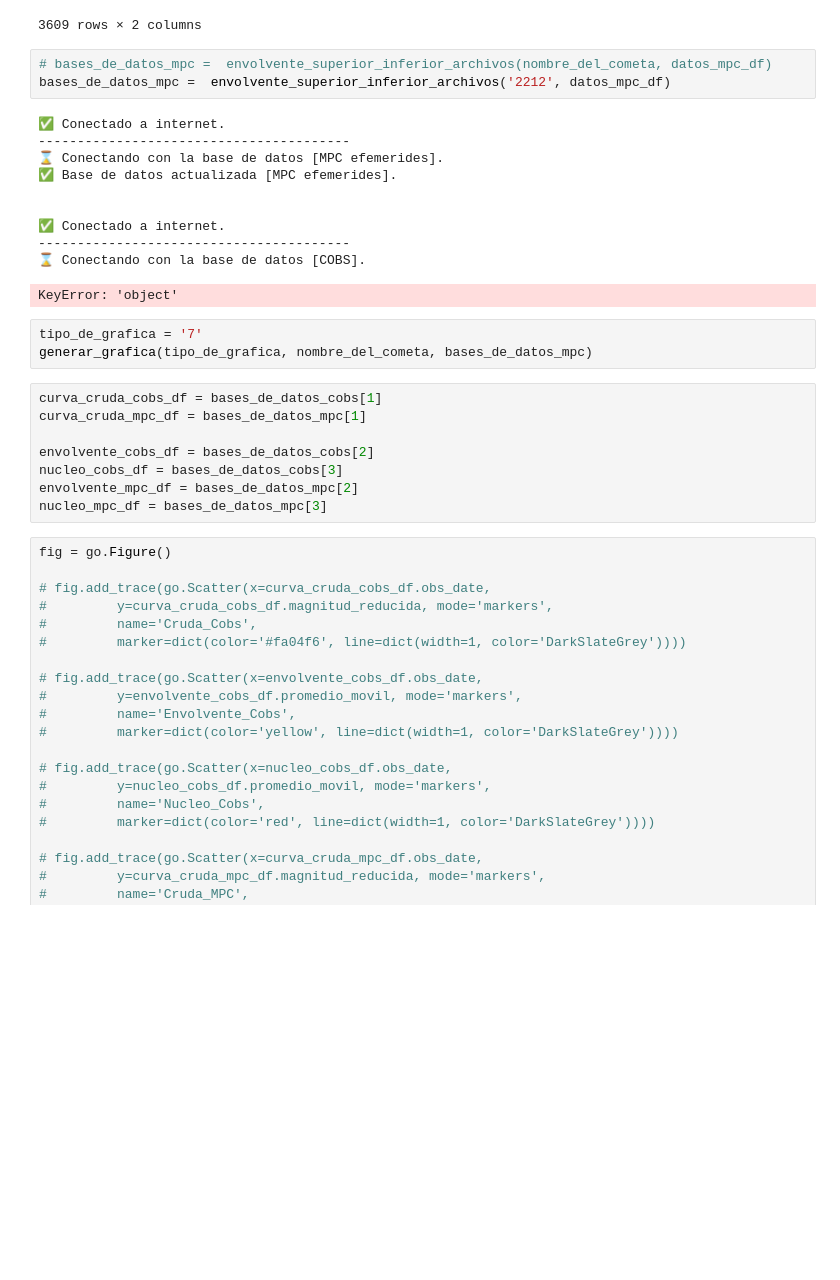
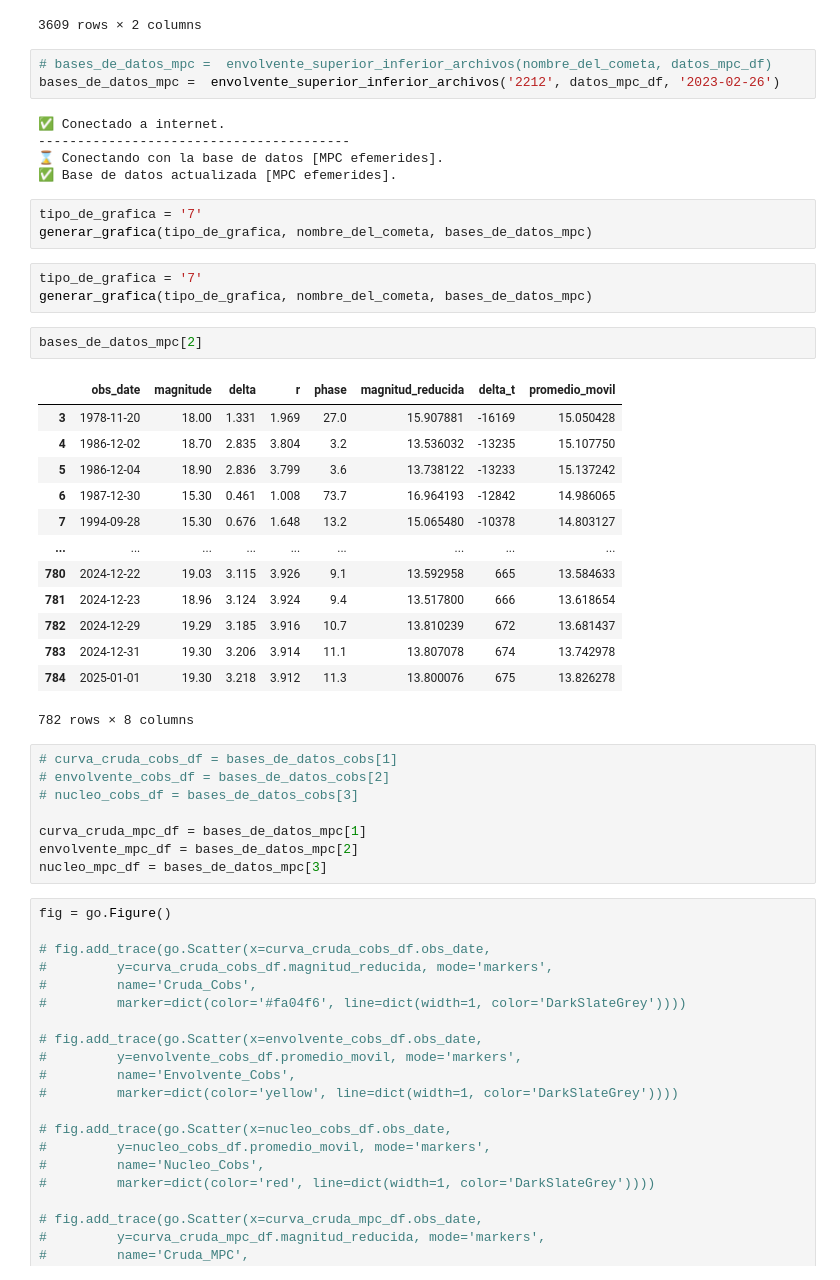
Before and after one commit to sperezp23/Analizador_de_cometas_COLAB, a Jupyter notebook: Analizador_de_cometas.ipynb, the cells around one changed output. Drawn from its saved outputs; the diff is of its cells as text; blank space fills up the shorter version.

```diff
--- a/Analizador_de_cometas.ipynb
+++ b/Analizador_de_cometas.ipynb
@@ -58,27 +54,40 @@ datos_mpc_df
 3609 rows × 2 columns
 # %%
 # bases_de_datos_mpc =  envolvente_superior_inferior_archivos(nombre_del_cometa, datos_mpc_df)
-bases_de_datos_mpc =  envolvente_superior_inferior_archivos('2212', datos_mpc_df)
+bases_de_datos_mpc =  envolvente_superior_inferior_archivos('2212', datos_mpc_df, '2023-02-26')
 # %% [output]
 ✅ Conectado a internet.
 ----------------------------------------
 ⌛ Conectando con la base de datos [MPC efemerides].
 ✅ Base de datos actualizada [MPC efemerides].
-
-
-✅ Conectado a internet.
-----------------------------------------
-⌛ Conectando con la base de datos [COBS].
-KeyError: 'object'
 # %%
 tipo_de_grafica = '7'
 generar_grafica(tipo_de_grafica, nombre_del_cometa, bases_de_datos_mpc)
+# %%
+tipo_de_grafica = '7'
+generar_grafica(tipo_de_grafica, nombre_del_cometa, bases_de_datos_mpc)
+# %%
+bases_de_datos_mpc[2]
+# %% [output]
+|  | obs_date | magnitude | delta | r | phase | magnitud_reducida | delta_t | promedio_movil |
+| 3 | 1978-11-20 | 18.00 | 1.331 | 1.969 | 27.0 | 15.907881 | -16169 | 15.050428 |
+| 4 | 1986-12-02 | 18.70 | 2.835 | 3.804 | 3.2 | 13.536032 | -13235 | 15.107750 |
+| 5 | 1986-12-04 | 18.90 | 2.836 | 3.799 | 3.6 | 13.738122 | -13233 | 15.137242 |
+| 6 | 1987-12-30 | 15.30 | 0.461 | 1.008 | 73.7 | 16.964193 | -12842 | 14.986065 |
+| 7 | 1994-09-28 | 15.30 | 0.676 | 1.648 | 13.2 | 15.065480 | -10378 | 14.803127 |
+| ... | ... | ... | ... | ... | ... | ... | ... | ... |
+| 780 | 2024-12-22 | 19.03 | 3.115 | 3.926 | 9.1 | 13.592958 | 665 | 13.584633 |
+| 781 | 2024-12-23 | 18.96 | 3.124 | 3.924 | 9.4 | 13.517800 | 666 | 13.618654 |
+| 782 | 2024-12-29 | 19.29 | 3.185 | 3.916 | 10.7 | 13.810239 | 672 | 13.681437 |
+| 783 | 2024-12-31 | 19.30 | 3.206 | 3.914 | 11.1 | 13.807078 | 674 | 13.742978 |
+| 784 | 2025-01-01 | 19.30 | 3.218 | 3.912 | 11.3 | 13.800076 | 675 | 13.826278 |
+782 rows × 8 columns
 # %%
-curva_cruda_cobs_df = bases_de_datos_cobs[1]
+# curva_cruda_cobs_df = bases_de_datos_cobs[1]
+# envolvente_cobs_df = bases_de_datos_cobs[2]
+# nucleo_cobs_df = bases_de_datos_cobs[3]
+
 curva_cruda_mpc_df = bases_de_datos_mpc[1]
-
-envolvente_cobs_df = bases_de_datos_cobs[2]
-nucleo_cobs_df = bases_de_datos_cobs[3]
 envolvente_mpc_df = bases_de_datos_mpc[2]
 nucleo_mpc_df = bases_de_datos_mpc[3]
 # %%
```
Also changed, not shown: parts of 2 cells of this notebook, 1 other file.
